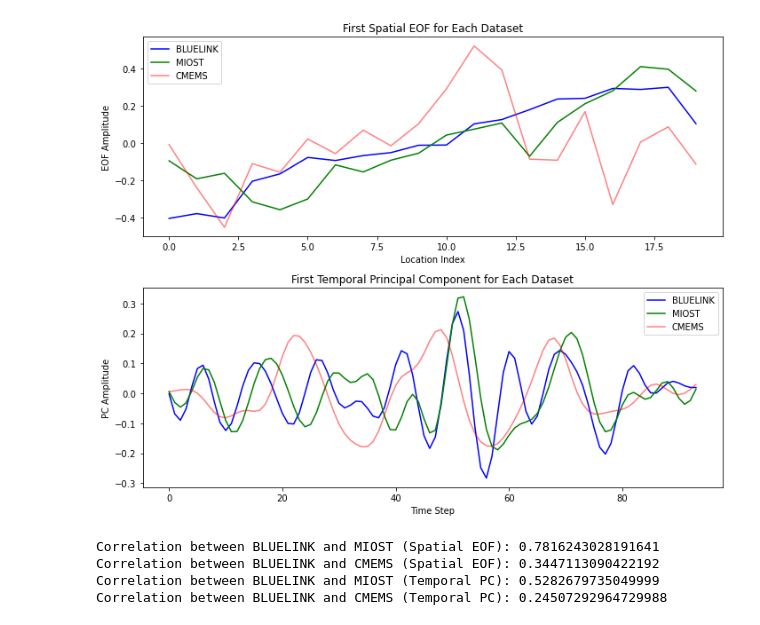
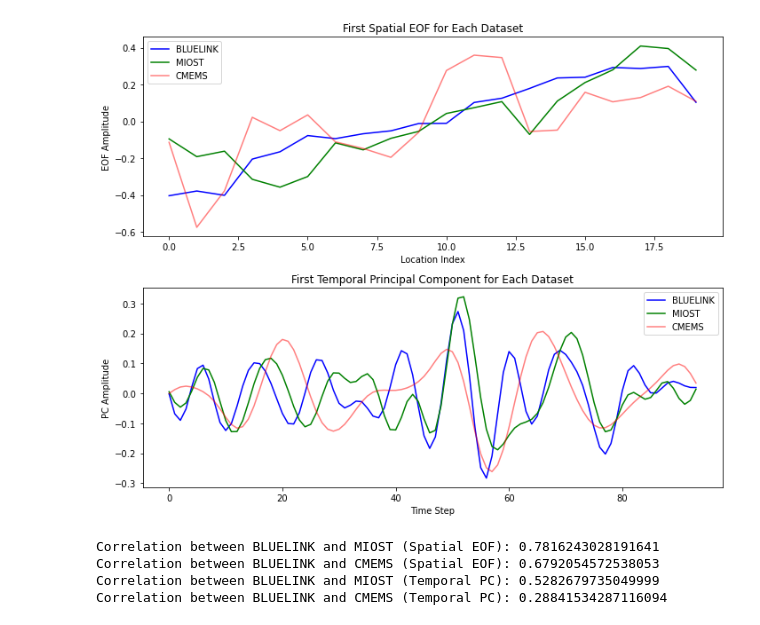
Before and after one commit to ne62rut/coastal_trapped_waves, a Jupyter notebook: EOF_analysis.ipynb, the cells around one changed output. Saved outputs shown, nothing was run; the diff lists cells and outputs as text; code cells hidden in the pictures.

```diff
--- a/EOF_analysis.ipynb
+++ b/EOF_analysis.ipynb
@@ -306,7 +306,7 @@ import pickle
 # Define the paths to the saved CEOF files for each dataset
 bluelink_ceof_file = "/DGFI8/H/work_marcello/coastal_trapped_waves_data/EOF_analysis/ceof_BLUELINK.pkl"
 swot_ceof_file = "/DGFI8/H/work_marcello/coastal_trapped_waves_data/EOF_analysis/ceof_SWOT.pkl"
-cmems_ceof_file = "/DGFI8/H/work_marcello/coastal_trapped_waves_data/EOF_analysis/ceof_CMEMS.pkl"
+cmems_ceof_file = "/DGFI8/H/work_marcello/coastal_trapped_waves_data/EOF_analysis/ceof_CMEMS_DT2024.pkl"
 
 # Function to load CEOF data
 def load_ceof_data(ceof_file):
@@ -357,38 +357,38 @@ axs[1].plot(temporal_pcs_1_swot, label='MIOST', color='green')
 axs[1].plot(temporal_pcs_1_cmems, label='CMEMS', color='red', alpha=0.5)  # Reduce opacity of red color
 axs[1].set_title('First Temporal Principal Component for Each Dataset')
 axs[1].set_xlabel('Time Step')
 axs[1].set_ylabel('PC Amplitude')
 axs[1].legend()
 
 # Save the figure as a .jpg file
 save_path = "/DGFI8/H/work_marcello/coastal_trapped_waves_data/plots_for_paper/EOF_PC_comparison.jpg"
 plt.savefig(save_path, format='jpg', dpi=300)  # Save with high resolution (dpi=300)
 
 # Adjust layout for better spacing
 plt.tight_layout()
 
 # Display the plot
 plt.show()
 
 # Compute and print the correlation between the spatial EOFs (first EOF mode)
 correlation_spatial_bluelink_swot = np.corrcoef(spatial_eof_bluelink, spatial_eof_swot)[0, 1]
 correlation_spatial_bluelink_cmems = np.corrcoef(spatial_eof_bluelink, spatial_eof_cmems)[0, 1]
 
 # Compute and print the correlation between the temporal PCs (first PC mode)
 correlation_pc_bluelink_swot = np.corrcoef(temporal_pcs_1_bluelink, temporal_pcs_1_swot)[0, 1]
 correlation_pc_bluelink_cmems = np.corrcoef(temporal_pcs_1_bluelink, temporal_pcs_1_cmems)[0, 1]
 
 # Print the correlation values
 print(f"Correlation between BLUELINK and MIOST (Spatial EOF): {correlation_spatial_bluelink_swot}")
 print(f"Correlation between BLUELINK and CMEMS (Spatial EOF): {correlation_spatial_bluelink_cmems}")
 print(f"Correlation between BLUELINK and MIOST (Temporal PC): {correlation_pc_bluelink_swot}")
 print(f"Correlation between BLUELINK and CMEMS (Temporal PC): {correlation_pc_bluelink_cmems}")
 # %% [output]
-[figure, old version]
+[figure, new version]
 Correlation between BLUELINK and MIOST (Spatial EOF): 0.7816243028191641
-Correlation between BLUELINK and CMEMS (Spatial EOF): 0.3447113090422192
+Correlation between BLUELINK and CMEMS (Spatial EOF): 0.6792054572538053
 Correlation between BLUELINK and MIOST (Temporal PC): 0.5282679735049999
-Correlation between BLUELINK and CMEMS (Temporal PC): 0.24507292964729988
+Correlation between BLUELINK and CMEMS (Temporal PC): 0.28841534287116094
 # %%
 import numpy as np
 import matplotlib.pyplot as plt
```
Also changed, not shown: parts of 4 cells of this notebook, 2 other files.
